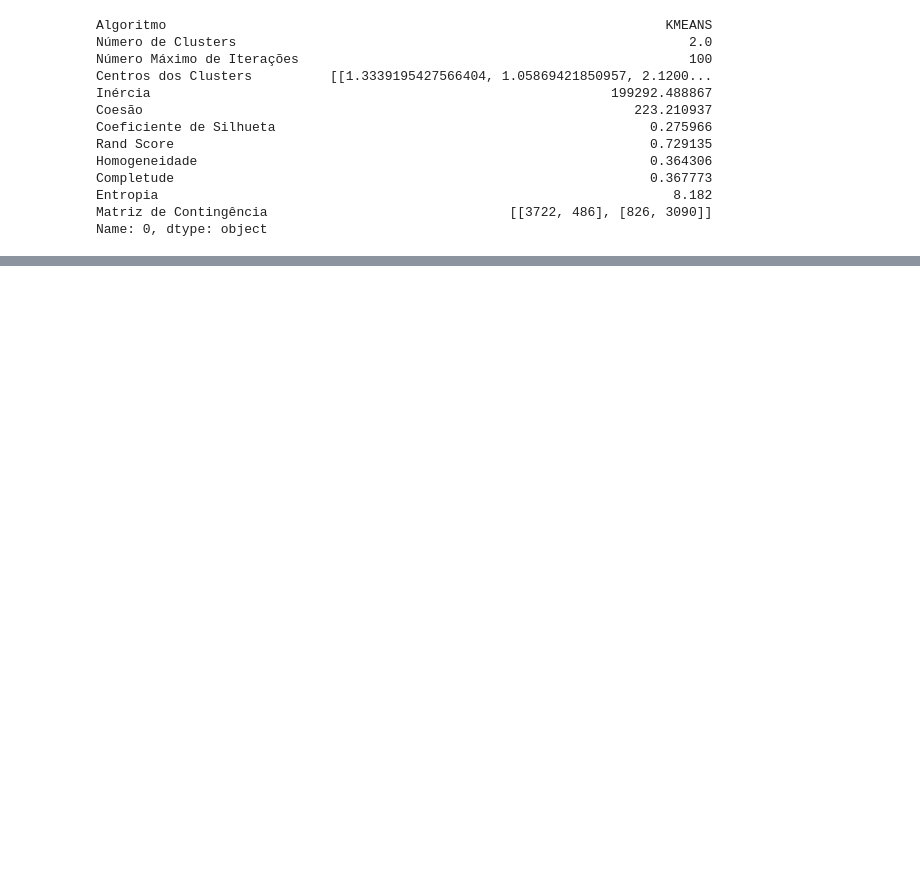
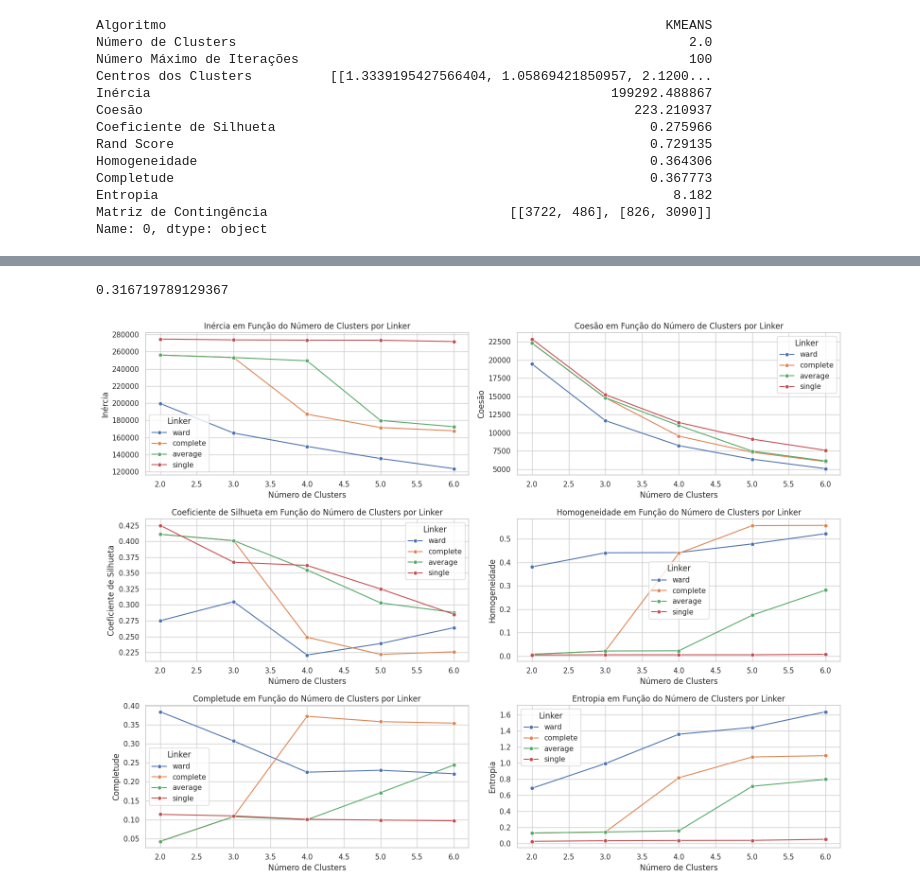
Before and after one commit to ronaldo-dck/AM-class, a Jupyter notebook: cluster/analise.ipynb, the cells around one changed output, grey strips where cells are left out. Cells and saved outputs as stored; diff of their text form; code cells hidden in the pictures; blank space fills up the shorter version.

```diff
--- a/cluster/analise.ipynb
+++ b/cluster/analise.ipynb
@@ -116,0 +240,48 @@ plt.show()
+# %%
+import pandas as pd
+import seaborn as sns
+import matplotlib.pyplot as plt
+
+# Carregar os dados do CSV
+data = pd.read_csv('agnes_logs.csv')
+
+# Filtrar apenas os dados do AGNES
+agnes_data = data[data['Algoritmo'] == 'AGNES']
+
+
+print(agnes_data['Coeficiente de Silhueta'].mean())
+# Arredondar todos os valores numéricos para 3 casas decimais
+agnes_data = agnes_data.round(3)
+
+# Criar uma nova coluna 'Linker' para a variável 'var2'
+agnes_data['Linker'] = agnes_data['var2']  # Ou outra transformação necessária
+
+# Definir as métricas a serem plotadas
+metrics = ['Inércia', 'Coesão', 'Coeficiente de Silhueta', 'Homogeneidade', 'Completude', 'Entropia']
+
+# Criar gráficos de tendências
+plt.figure(figsize=(16, 12))
+
+# Loop para criar os gráficos
+for i, metric in enumerate(metrics):
+    ax = plt.subplot(3, 2, i + 1)  # 3 linhas e 2 colunas
+    for linker in agnes_data['Linker'].unique():
+        subset = agnes_data[agnes_data['Linker'] == linker]
+        sns.lineplot(x='Número de Clusters', y=metric, data=subset, marker='o', label=linker, ax=ax)
+
+    ax.set_title(f'{metric} em Função do Número de Clusters por Linker')
+    ax.set_xlabel('Número de Clusters')
+    ax.set_ylabel(metric)
+
+    # Ajustar limites do eixo y para o Coeficiente de Silhueta
+    if metric == 'Coeficiente de Silhueta':
+        ax.set_ylabel('Coeficiente de Silhueta')
+        # ax.set_ylim(0, 20)  # Limites típicos para o Coeficiente de Silhueta
+
+    ax.legend(title='Linker')
+
+plt.tight_layout()
+plt.show()
+# %% [output]
+0.316719789129367
+[figure, added]
```
Also changed, not shown: parts of 6 cells of this notebook, 5 other files.
